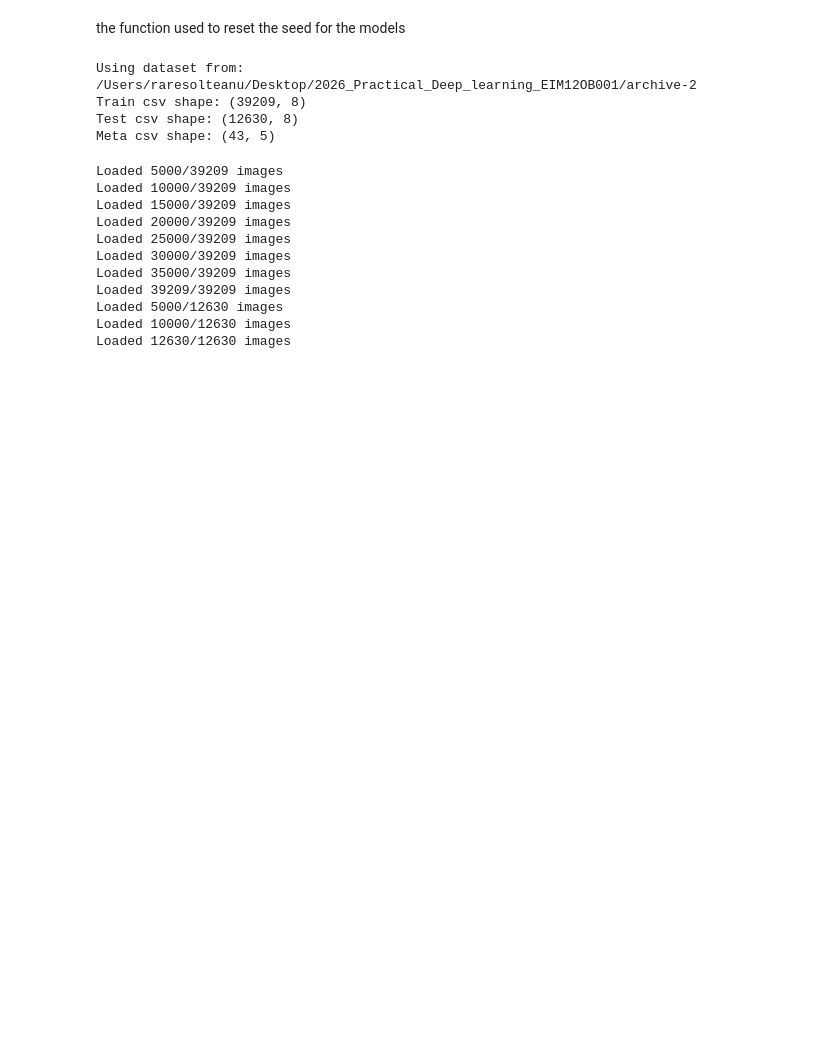
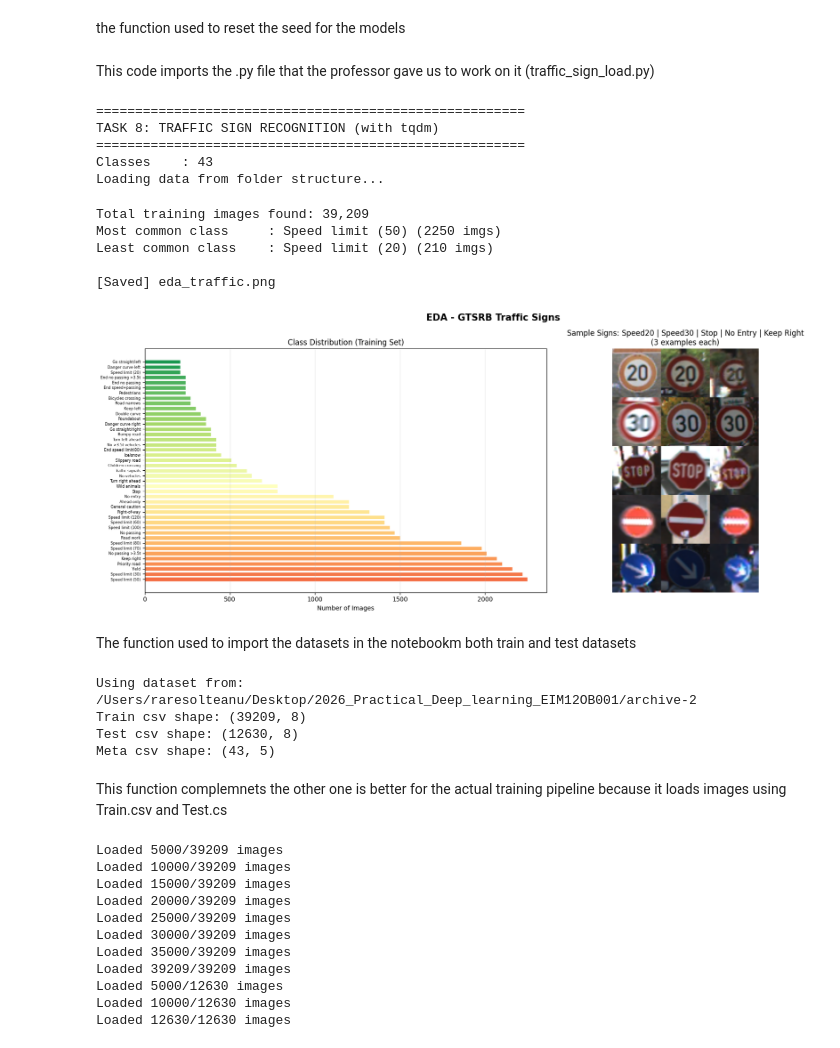
Before and after one commit to rares8283682/CNN-for-traffic-signs-classification-, a Jupyter notebook: traffic_sign_detection_using_cnns_99_accuracy_finall-2.ipynb, the cells around one changed output. Cells and saved outputs as stored; diff of their text form; code cells hidden in the pictures; blank space fills up the shorter version.

```diff
--- a/traffic_sign_detection_using_cnns_99_accuracy_finall-2.ipynb
+++ b/traffic_sign_detection_using_cnns_99_accuracy_finall-2.ipynb
@@ -49,4 +49,41 @@ def reset_everything(seed=1):
     random.seed(seed)
     np.random.seed(seed)
     tf.keras.utils.set_random_seed(seed)
+# %% [markdown]
+This code imports the .py file that the professor gave us to work on it (traffic_sign_load.py)
+# %%
+# this is the path to the folder that contains the file
+project_path = "/Users/raresolteanu/Desktop/2026_Practical_Deep_learning_EIM12OB001/Individual_projects"
+loader_path = os.path.join(project_path, "traffic_sign_load.py")
+
+#  this is teh path to the GTSRB dataset folder
+dataset_path = "/Users/raresolteanu/Desktop/2026_Practical_Deep_learning_EIM12OB001/archive-2"
+
+# this makes the traffic_sign_load.py importable
+if project_path not in sys.path:
+    sys.path.append(project_path)
+
+# this makes the dataset path available if the script uses this variable style
+os.environ["GTSRB_DATA_PATH"] = dataset_path
+
+# this line check that the files exist before importing
+if not os.path.exists(loader_path):
+    raise FileNotFoundError(f"Missing loader file: {loader_path}")
+
+if not os.path.exists(dataset_path):
+    raise FileNotFoundError(f"Missing dataset folder: {dataset_path}")
+
+import traffic_sign_load
+# %% [output]
+=======================================================
+TASK 8: TRAFFIC SIGN RECOGNITION (with tqdm)
+=======================================================
+Classes    : 43
+Loading data from folder structure...
+Total training images found: 39,209
+Most common class     : Speed limit (50) (2250 imgs)
+Least common class    : Speed limit (20) (210 imgs)
+
+[Saved] eda_traffic.png
+[figure, added]
 # %%
@@ -57 +94,3 @@ loader_path = os.path.join(project_path, 'traffic_sign_load.py') #this builds th
+# %% [markdown]
+The function used to import the datasets in the notebookm both train and test datasets
 # %%
@@ -97,3 +123,5 @@ Using dataset from: /Users/raresolteanu/Desktop/2026_Practical_Deep_learning_EIM
 Train csv shape: (39209, 8)
 Test csv shape: (12630, 8)
 Meta csv shape: (43, 5)
+# %% [markdown]
+This function complemnets the other one is better for the actual training pipeline because it loads images using Train.csv and Test.cs
```
Also changed, not shown: parts of 91 cells of this notebook.
